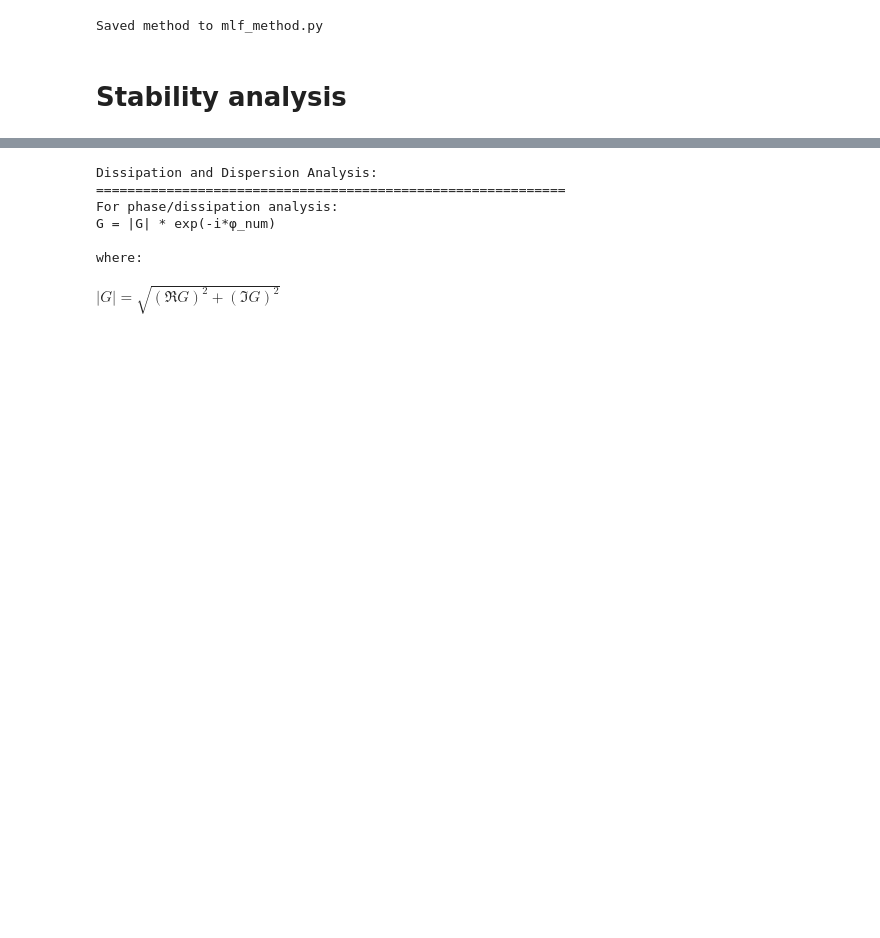
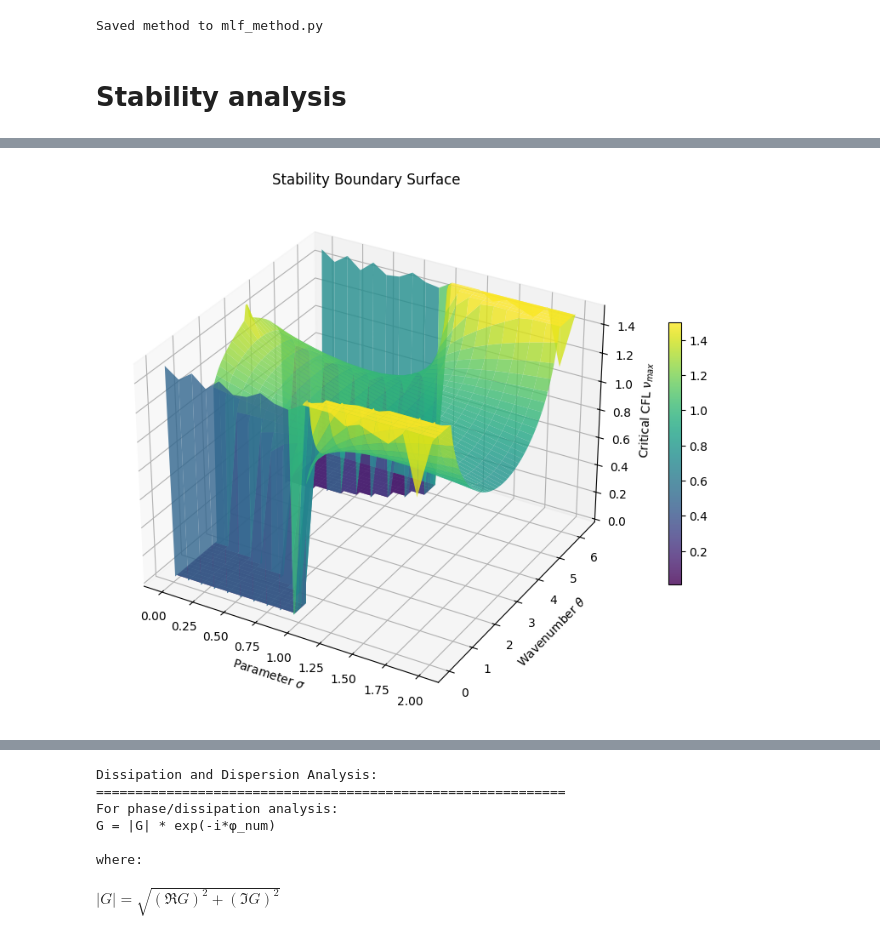
Before and after one commit to ukolov-ivan/mipt-vkr, a Jupyter notebook: src/sym.ipynb, the cells around one changed output, grey strips where cells are left out. Saved outputs shown, nothing was run; the diff lists cells and outputs as text; code cells hidden in the pictures; blank space fills up the shorter version.

```diff
--- a/src/sym.ipynb
+++ b/src/sym.ipynb
@@ -494,0 +557,4 @@ plot_dissipation_dispersion(sigma_value=0.5, cfl_values=(0.3, 0.5, 0.7, 0.9))
+# %%
+plot_3d_stability_surface()
+# %% [output]
+[figure, added]
```
Also changed, not shown: parts of 10 cells of this notebook.
